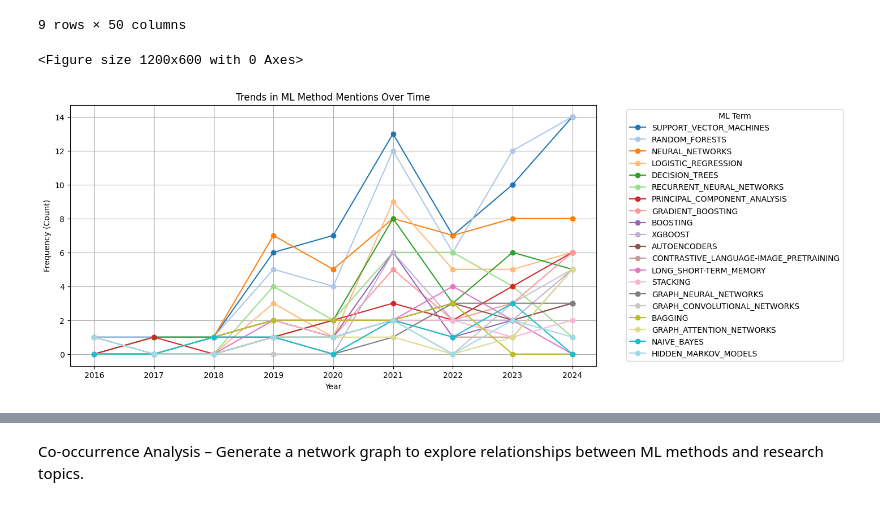
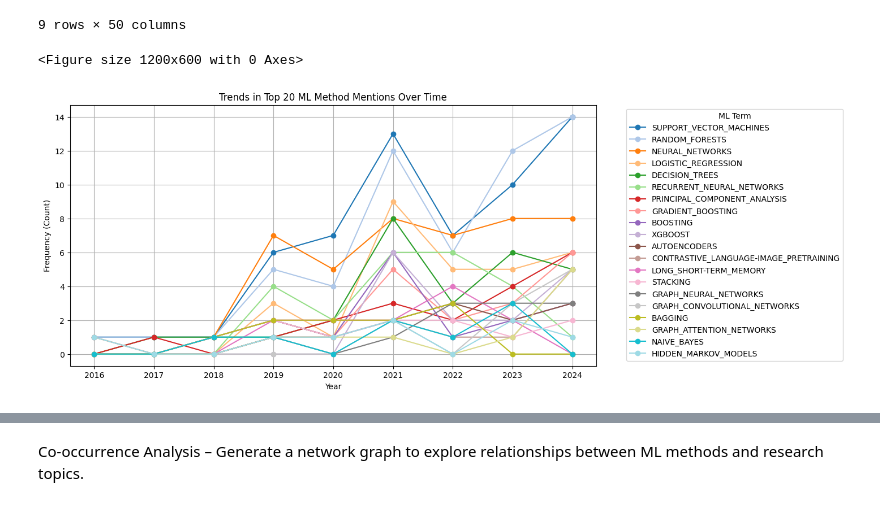
Before and after one commit to seyedrezamirkhani/ml-lncRNA, a Jupyter notebook: src/notebooks/part-03-finding-ML-methods-with-rules/11-analyse-search-results.ipynb, the cells around one changed output, grey strips where cells are left out. Drawn from its saved outputs; the diff is of its cells as text; code cells hidden in the pictures.

```diff
--- a/src/notebooks/part-03-finding-ML-methods-with-rules/11-analyse-search-results.ipynb
+++ b/src/notebooks/part-03-finding-ML-methods-with-rules/11-analyse-search-results.ipynb
@@ -258,21 +242,21 @@ ml_trend_pivot_20_df = ml_trend_pivot_df[ml_trend_pivot_df.columns[:20]]
 # %%
 # Define colormap using the correct method
 num_methods = len(ml_trend_pivot_20_df.columns)
 colormap = plt.get_cmap("tab20")  # Corrected method to get the colormap
 colors = [colormap(i / num_methods) for i in range(num_methods)]  # Generate distinct colors
 
 # Plot time-series trends
 plt.figure(figsize=(12, 6))
 ml_trend_pivot_20_df.plot(kind="line", figsize=(12, 6), marker="o", color=colors)
-plt.title("Trends in ML Method Mentions Over Time")
+plt.title("Trends in Top 20 ML Method Mentions Over Time")
 plt.xlabel("Year")
 plt.ylabel("Frequency (Count)")
 plt.legend(title="ML Term", bbox_to_anchor=(1.05, 1), loc='upper left')
 plt.grid(True)
 plt.show()
 # %% [output]
 <Figure size 1200x600 with 0 Axes>
-[figure, old version]
+[figure, new version]
 # %%
 import seaborn as sns
 
```
Also changed, not shown: parts of 12 cells of this notebook.
